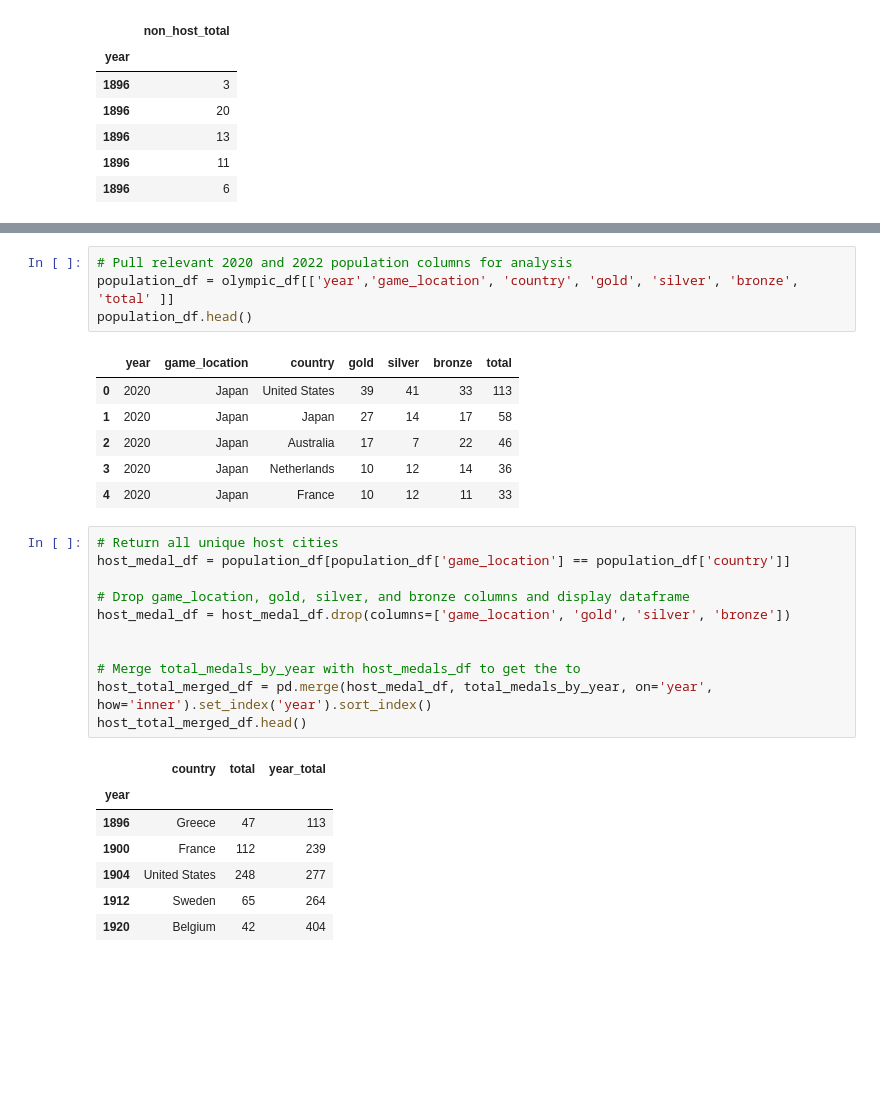
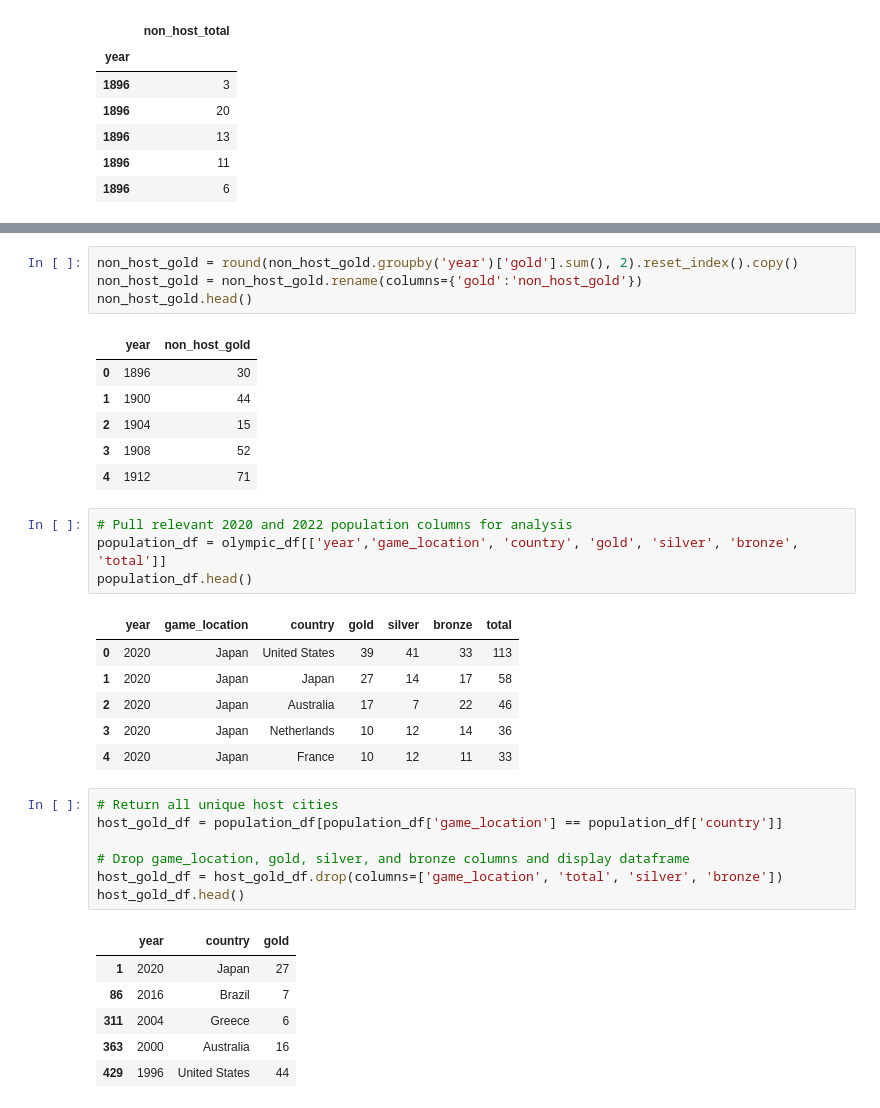
Before and after one commit to ncmoliver/olympic_analysis, a Jupyter notebook: olympic_analysis.ipynb, the cells around one changed output, grey strips where cells are left out. Saved outputs shown, nothing was run; the diff lists cells and outputs as text; blank space fills up the shorter version.

```diff
--- a/olympic_analysis.ipynb
+++ b/olympic_analysis.ipynb
@@ -382,6 +355,17 @@ total_medals_by_year.head()
+# %%
+non_host_gold = round(non_host_gold.groupby('year')['gold'].sum(), 2).reset_index().copy()
+non_host_gold = non_host_gold.rename(columns={'gold':'non_host_gold'})
+non_host_gold.head()
+# %% [output]
+|  | year | non_host_gold |
+| 0 | 1896 | 30 |
+| 1 | 1900 | 44 |
+| 2 | 1904 | 15 |
+| 3 | 1908 | 52 |
+| 4 | 1912 | 71 |
 # %%
 # Pull relevant 2020 and 2022 population columns for analysis
-population_df = olympic_df[['year','game_location', 'country', 'gold', 'silver', 'bronze', 'total' ]]
+population_df = olympic_df[['year','game_location', 'country', 'gold', 'silver', 'bronze', 'total']]
 population_df.head()
 # %% [output]
 |  | year | game_location | country | gold | silver | bronze | total |
@@ -392,20 +376,15 @@ population_df.head()
 | 4 | 2020 | Japan | France | 10 | 12 | 11 | 33 |
 # %%
 # Return all unique host cities
-host_medal_df = population_df[population_df['game_location'] == population_df['country']]
+host_gold_df = population_df[population_df['game_location'] == population_df['country']]
 
 # Drop game_location, gold, silver, and bronze columns and display dataframe
-host_medal_df = host_medal_df.drop(columns=['game_location', 'gold', 'silver', 'bronze'])
-
-
-# Merge total_medals_by_year with host_medals_df to get the to
-host_total_merged_df = pd.merge(host_medal_df, total_medals_by_year, on='year', how='inner').set_index('year').sort_index()
-host_total_merged_df.head()
+host_gold_df = host_gold_df.drop(columns=['game_location', 'total', 'silver', 'bronze'])
+host_gold_df.head()
 # %% [output]
-|  | country | total | year_total |
-| year |  |  |  |
-| 1896 | Greece | 47 | 113 |
-| 1900 | France | 112 | 239 |
-| 1904 | United States | 248 | 277 |
-| 1912 | Sweden | 65 | 264 |
-| 1920 | Belgium | 42 | 404 |
+|  | year | country | gold |
+| 1 | 2020 | Japan | 27 |
+| 86 | 2016 | Brazil | 7 |
+| 311 | 2004 | Greece | 6 |
+| 363 | 2000 | Australia | 16 |
+| 429 | 1996 | United States | 44 |
```
Also changed, not shown: parts of 33 cells of this notebook.
